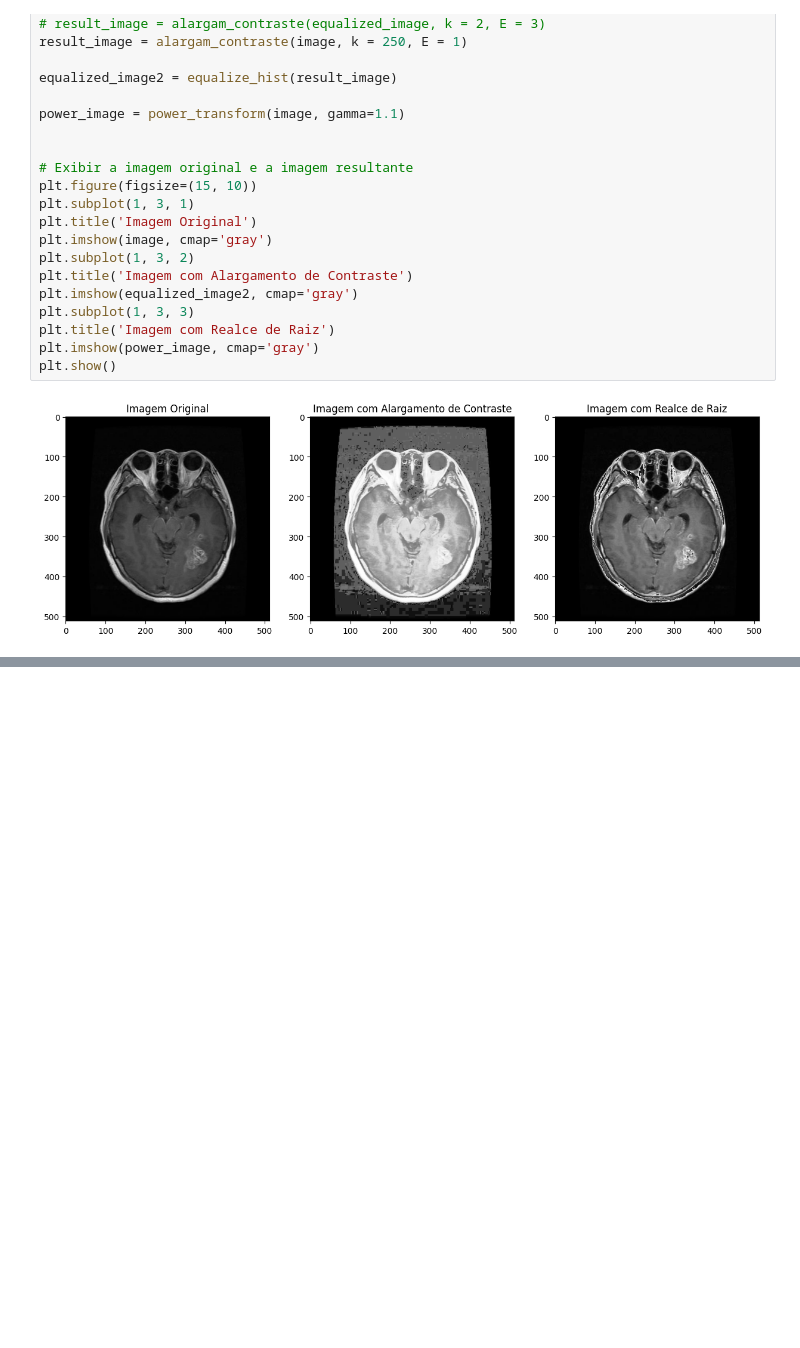
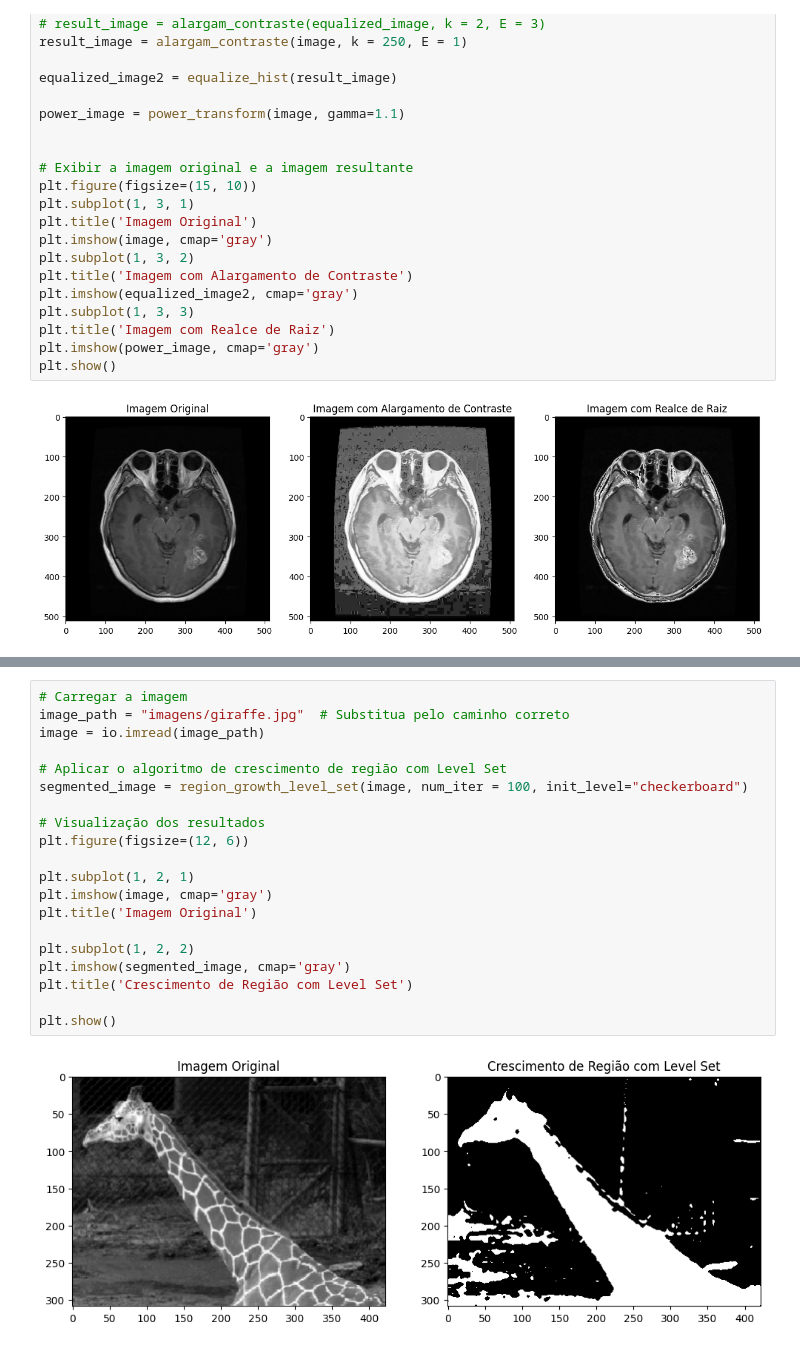
Before and after one commit to lucasmourasantos/visao_computacional, a Jupyter notebook: region_growing.ipynb, the cells around one changed output, grey strips where cells are left out. Cells and saved outputs as stored; diff of their text form; blank space fills up the shorter version.

```diff
--- a/region_growing.ipynb
+++ b/region_growing.ipynb
@@ -104,0 +100,22 @@ plt.show()
+# %%
+# Carregar a imagem
+image_path = "imagens/giraffe.jpg"  # Substitua pelo caminho correto
+image = io.imread(image_path)
+
+# Aplicar o algoritmo de crescimento de região com Level Set
+segmented_image = region_growth_level_set(image, num_iter = 100, init_level="checkerboard")
+
+# Visualização dos resultados
+plt.figure(figsize=(12, 6))
+
+plt.subplot(1, 2, 1)
+plt.imshow(image, cmap='gray')
+plt.title('Imagem Original')
+
+plt.subplot(1, 2, 2)
+plt.imshow(segmented_image, cmap='gray')
+plt.title('Crescimento de Região com Level Set')
+
+plt.show()
+# %% [output]
+[figure, added]
```
Also changed, not shown: parts of 3 cells of this notebook, 3 other files.
